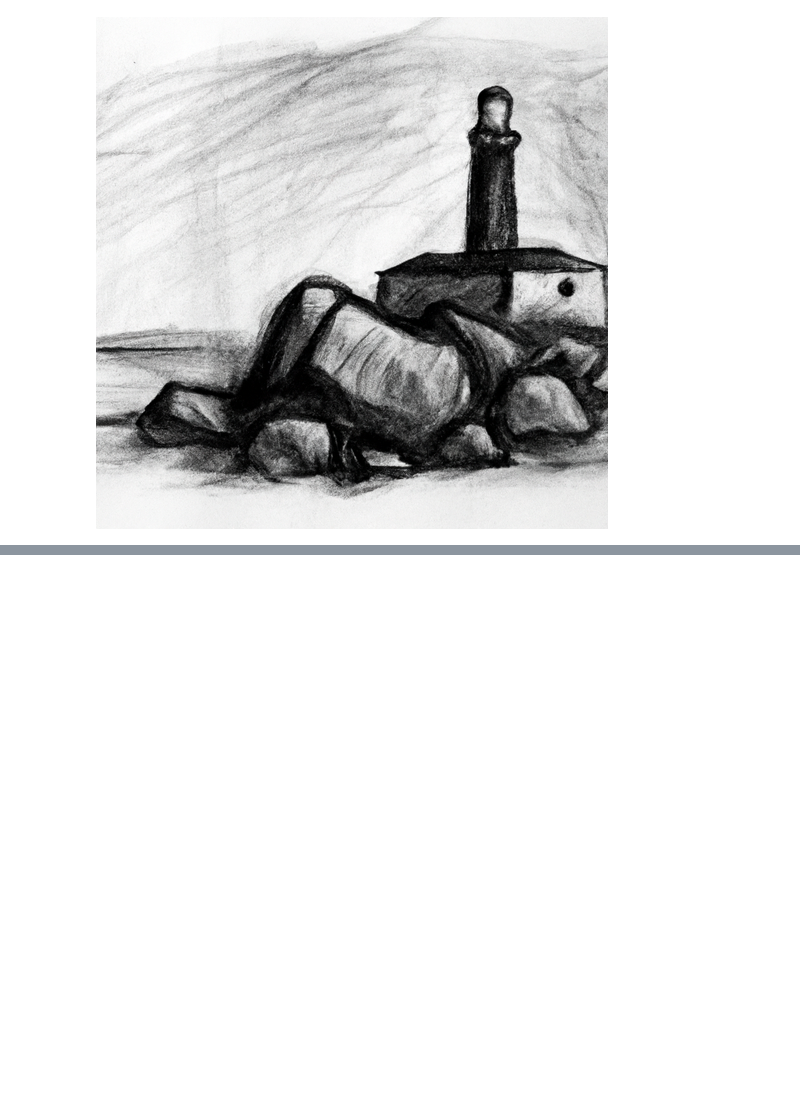
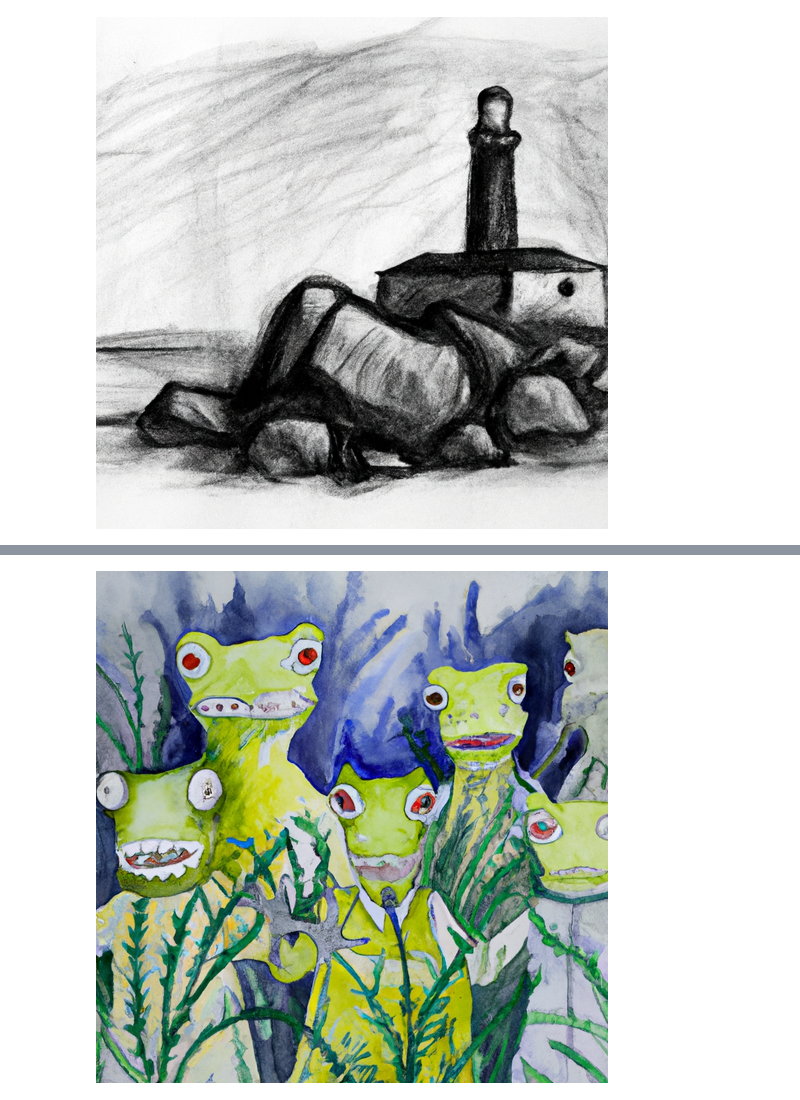
Before and after one commit to DrEntropy/Dalle_fun, a Jupyter notebook: test.ipynb, the cells around one changed output, grey strips where cells are left out. Saved outputs shown, nothing was run; the diff lists cells and outputs as text; code cells hidden in the pictures; blank space fills up the shorter version.

```diff
--- a/test.ipynb
+++ b/test.ipynb
@@ -30,0 +41,5 @@ gen_and_save("A quiet beach with crashing waves","temp.png")
+# %%
+gen_and_save("Four humanoids with green skin and the head of a frog and  sharp claws" + \
+             "coming forward as a group through a thicket", filename="frogman.png")
+# %% [output]
+[figure, added]
```
Also changed, not shown: parts of 4 cells of this notebook.
